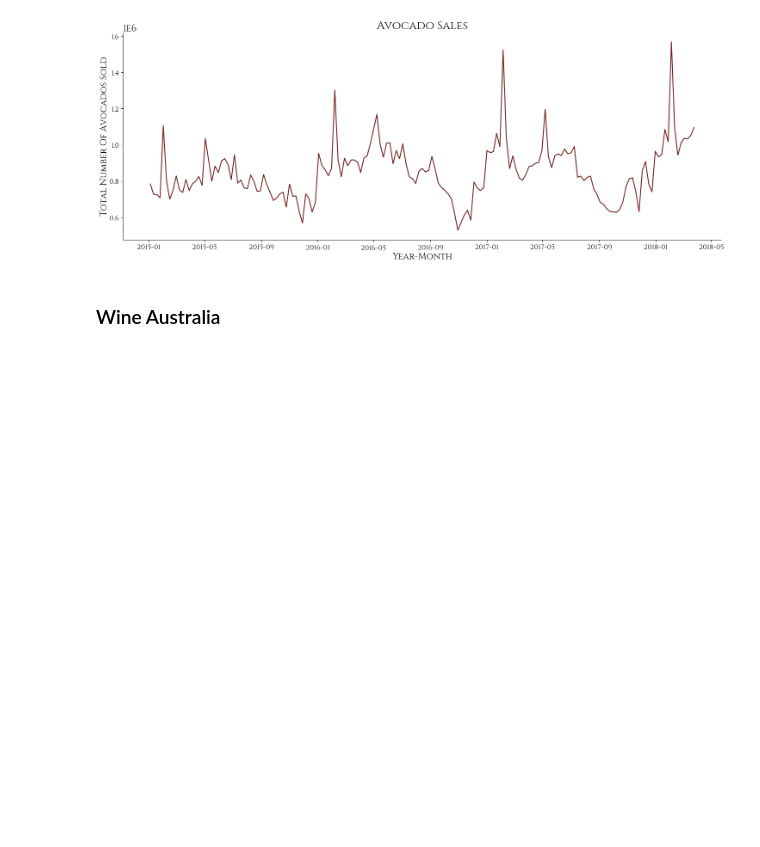
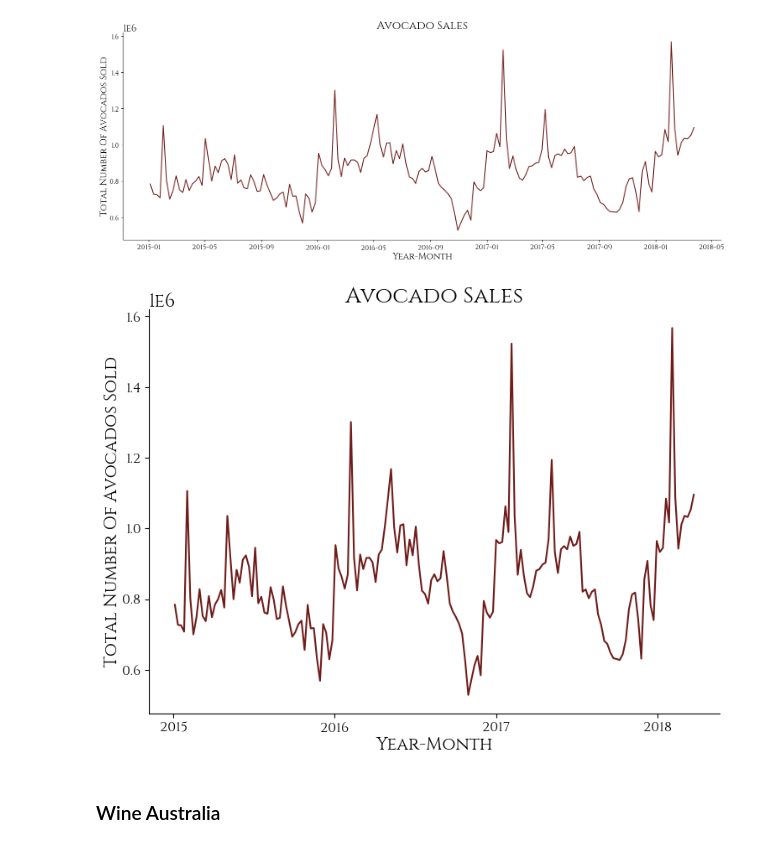
Before and after one commit to kwuh91/LSTF-Transformers-coursework, a Jupyter notebook: code/final.ipynb, the cells around one changed output. Drawn from its saved outputs; the diff is of its cells as text; code cells hidden in the pictures; blank space fills up the shorter version.

```diff
--- a/code/final.ipynb
+++ b/code/final.ipynb
@@ -151,6 +165,23 @@ with plt.rc_context(classic_style): # use context for styles not to interfere
     plt.show()
 # %% [output]
 [figure]
+# %%
+# create plot
+with plt.rc_context(classic_style): # use context for styles not to interfere
+    fig, ax = plt.subplots(figsize=(8, 6))
+    ax.plot(avocado_df.index, avocado_df['Total Volume'], color=RED, linewidth=1.5)
+
+    ax.set_title('Avocado Sales')
+    decorate_regular_plot(ax, 'Year-Month', 'Total Number Of Avocados Sold')
+
+    ax.xaxis.set_major_locator(mdates.YearLocator())
+    ax.xaxis.set_major_formatter(mdates.DateFormatter('%Y'))
+
+    # plt.savefig(f'{IMAGES_PATH}/time_series_example_avocado_small.png', dpi=300, transparent=True)
+
+    plt.show()
+# %% [output]
+[figure, added]
 # %% [markdown]
 ### Wine Australia
 # %%
```
Also changed, not shown: parts of 14 cells of this notebook, 20 other files.
